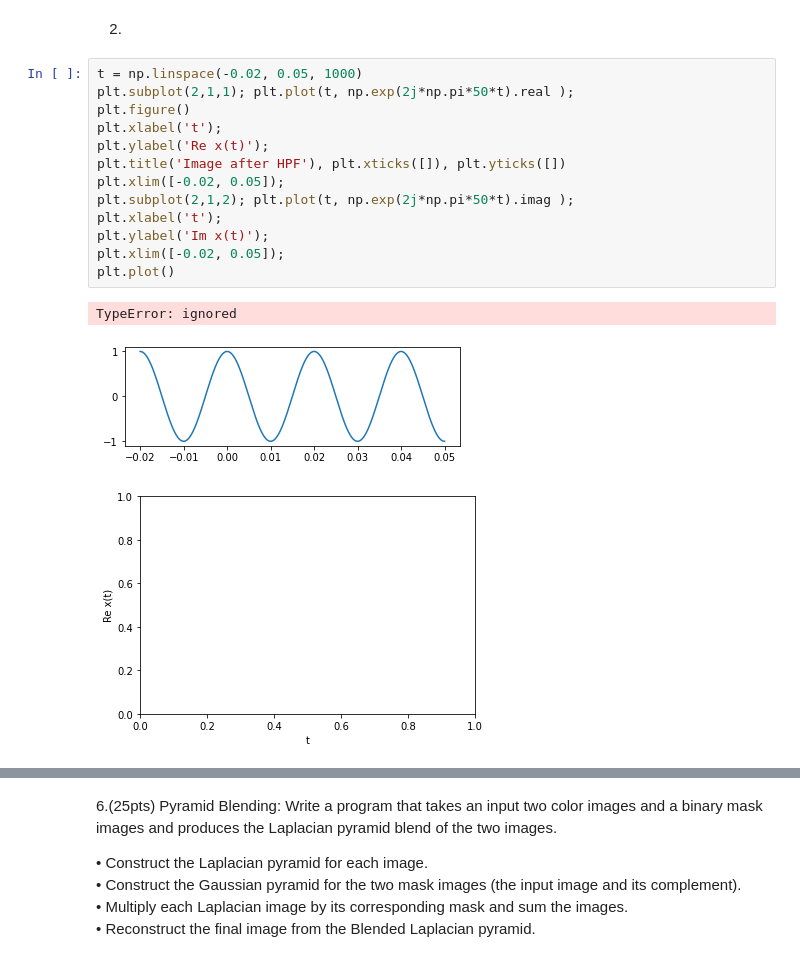
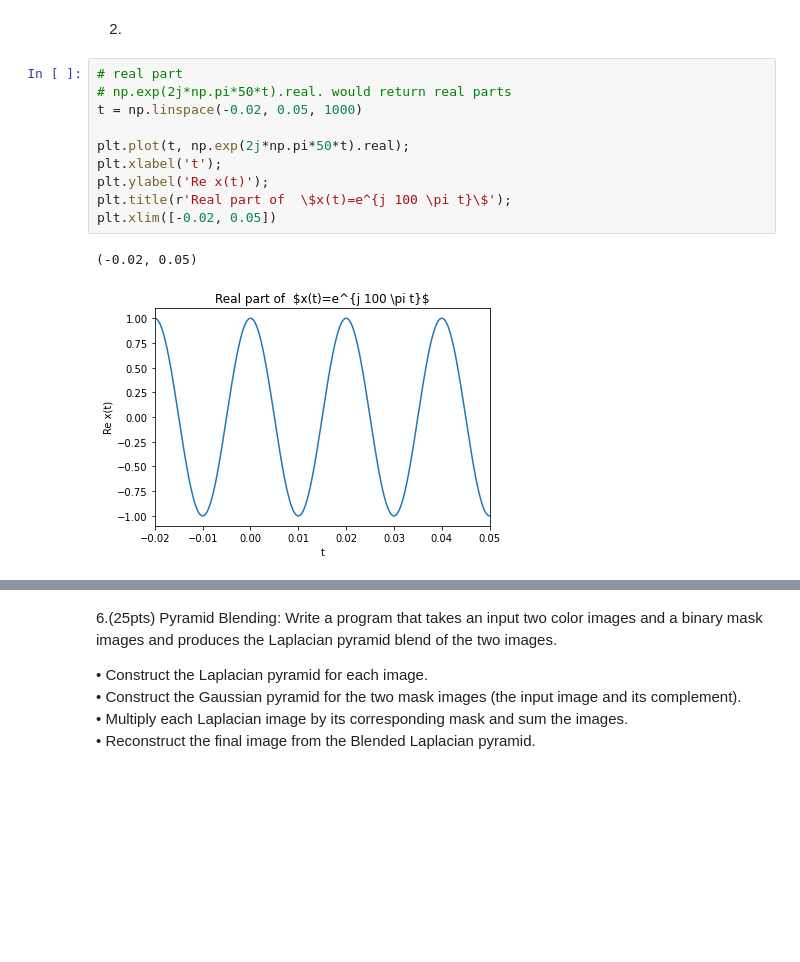
Before and after one commit to twyunting/CSC-676_Computer-Vision, a Jupyter notebook: Homeworks/hw3/homework3/code/CSC-676_HW3_YuntingChiu.ipynb, the cells around one changed output, grey strips where cells are left out. Saved outputs shown, nothing was run; the diff lists cells and outputs as text; blank space fills up the shorter version.

```diff
--- a/Homeworks/hw3/homework3/code/CSC-676_HW3_YuntingChiu.ipynb
+++ b/Homeworks/hw3/homework3/code/CSC-676_HW3_YuntingChiu.ipynb
@@ -31,19 +31,15 @@ plt.stem(n, x)
 # %% [markdown]
 2.
 # %%
+# real part
+# np.exp(2j*np.pi*50*t).real. would return real parts
 t = np.linspace(-0.02, 0.05, 1000)
-plt.subplot(2,1,1); plt.plot(t, np.exp(2j*np.pi*50*t).real );
-plt.figure()
+
+plt.plot(t, np.exp(2j*np.pi*50*t).real);
 plt.xlabel('t');
 plt.ylabel('Re x(t)');
-plt.title('Image after HPF'), plt.xticks([]), plt.yticks([])
-plt.xlim([-0.02, 0.05]);
-plt.subplot(2,1,2); plt.plot(t, np.exp(2j*np.pi*50*t).imag );
-plt.xlabel('t');
-plt.ylabel('Im x(t)');
-plt.xlim([-0.02, 0.05]);
-plt.plot()
+plt.title(r'Real part of  \$x(t)=e^{j 100 \pi t}\$');
+plt.xlim([-0.02, 0.05])
 # %% [output]
-TypeError: ignored
+(-0.02, 0.05)
-[figure, old version]
+[figure, new version]
-[figure, removed]
```
Also changed, not shown: parts of 3 cells of this notebook, 12 other files.
